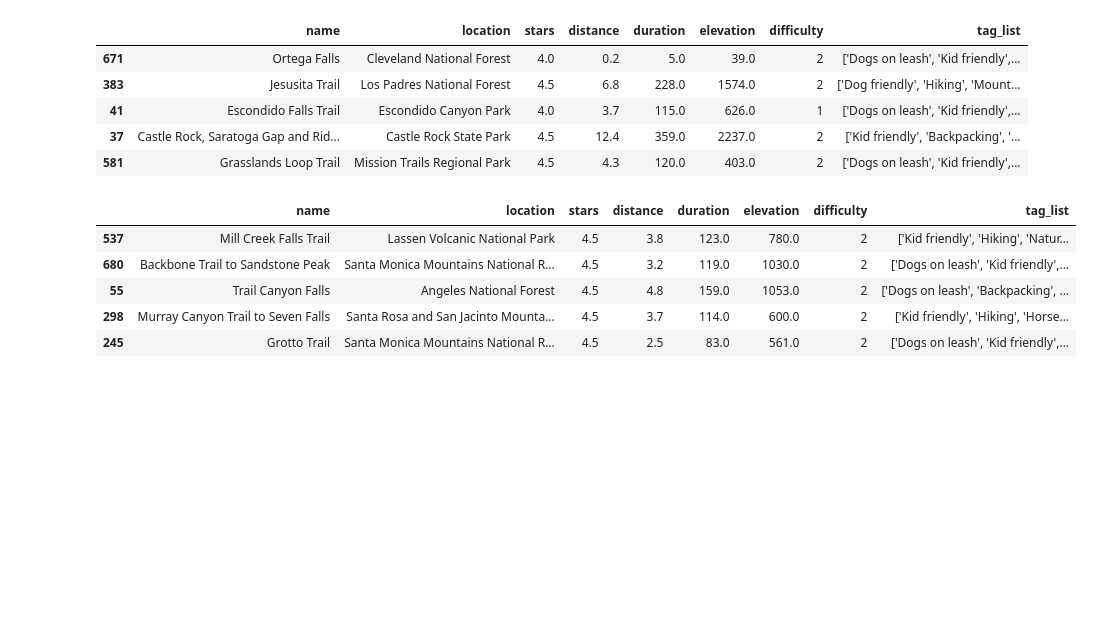
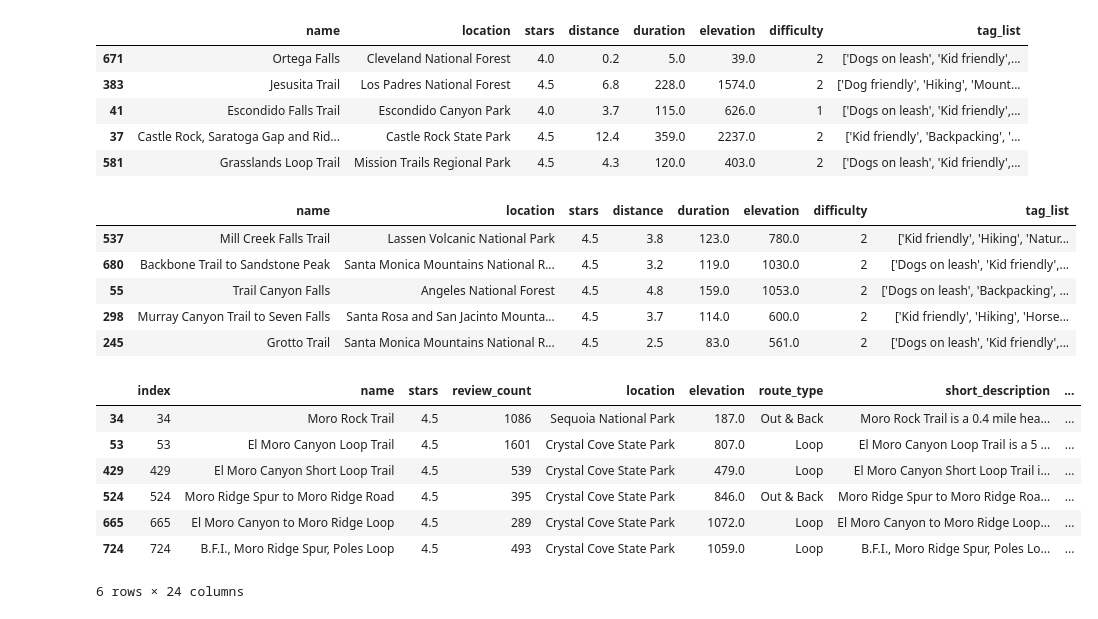
Before and after one commit to limeunhee/next-hike-trail-recommender, a Jupyter notebook: src/4 CB.ipynb, the cells around one changed output. Cells and saved outputs as stored; diff of their text form; code cells hidden in the pictures; blank space fills up the shorter version.

```diff
--- a/src/4 CB.ipynb
+++ b/src/4 CB.ipynb
@@ -243,0 +317,11 @@ get_recommendations_by_hybrid_sim(570,5)[order]
+# %%
+df[df['name'].str.contains('Moro')]
+# %% [output]
+|  | index | name | stars | review_count | location | elevation | route_type | short_description | ... |
+| 34 | 34 | Moro Rock Trail | 4.5 | 1086 | Sequoia National Park | 187.0 | Out & Back | Moro Rock Trail is a 0.4 mile hea... | ... |
+| 53 | 53 | El Moro Canyon Loop Trail | 4.5 | 1601 | Crystal Cove State Park | 807.0 | Loop | El Moro Canyon Loop Trail is a 5 ... | ... |
+| 429 | 429 | El Moro Canyon Short Loop Trail | 4.5 | 539 | Crystal Cove State Park | 479.0 | Loop | El Moro Canyon Short Loop Trail i... | ... |
+| 524 | 524 | Moro Ridge Spur to Moro Ridge Road | 4.5 | 395 | Crystal Cove State Park | 846.0 | Out & Back | Moro Ridge Spur to Moro Ridge Roa... | ... |
+| 665 | 665 | El Moro Canyon to Moro Ridge Loop | 4.5 | 289 | Crystal Cove State Park | 1072.0 | Loop | El Moro Canyon to Moro Ridge Loop... | ... |
+| 724 | 724 | B.F.I., Moro Ridge Spur, Poles Loop | 4.5 | 493 | Crystal Cove State Park | 1059.0 | Loop | B.F.I., Moro Ridge Spur, Poles Lo... | ... |
+6 rows × 24 columns
```
Also changed, not shown: parts of 13 cells of this notebook, 6 other files.
